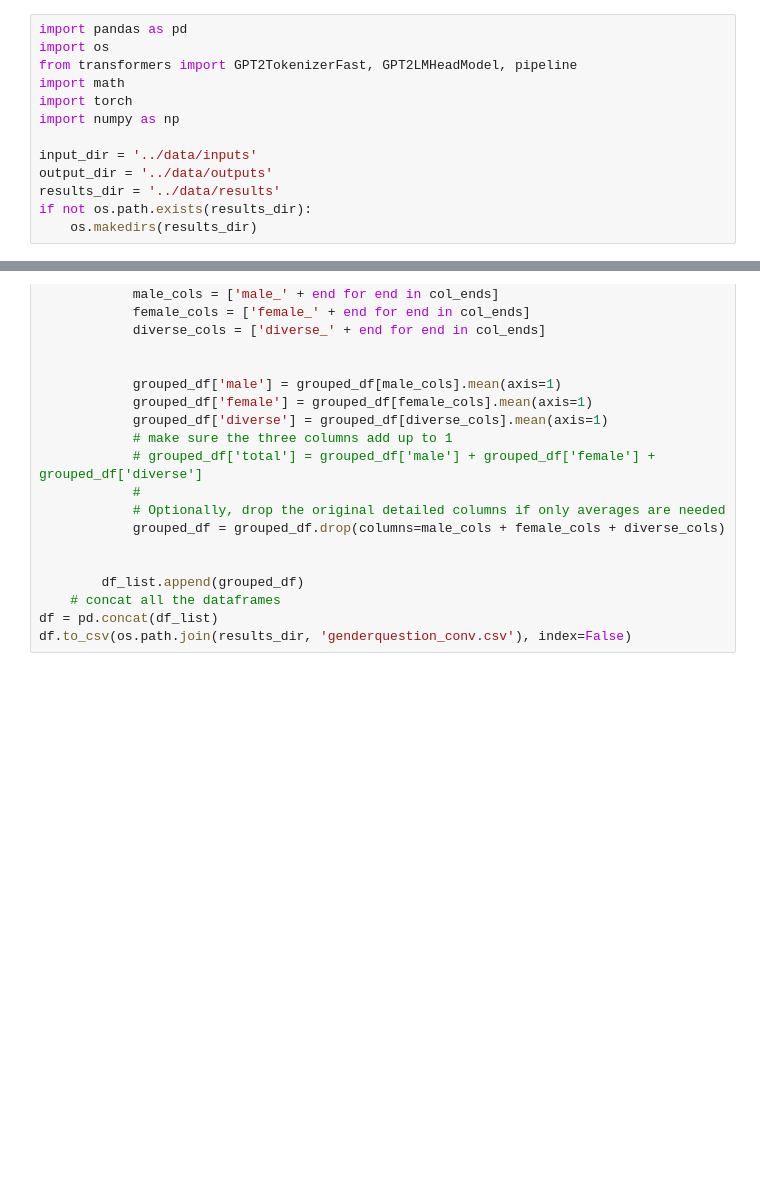
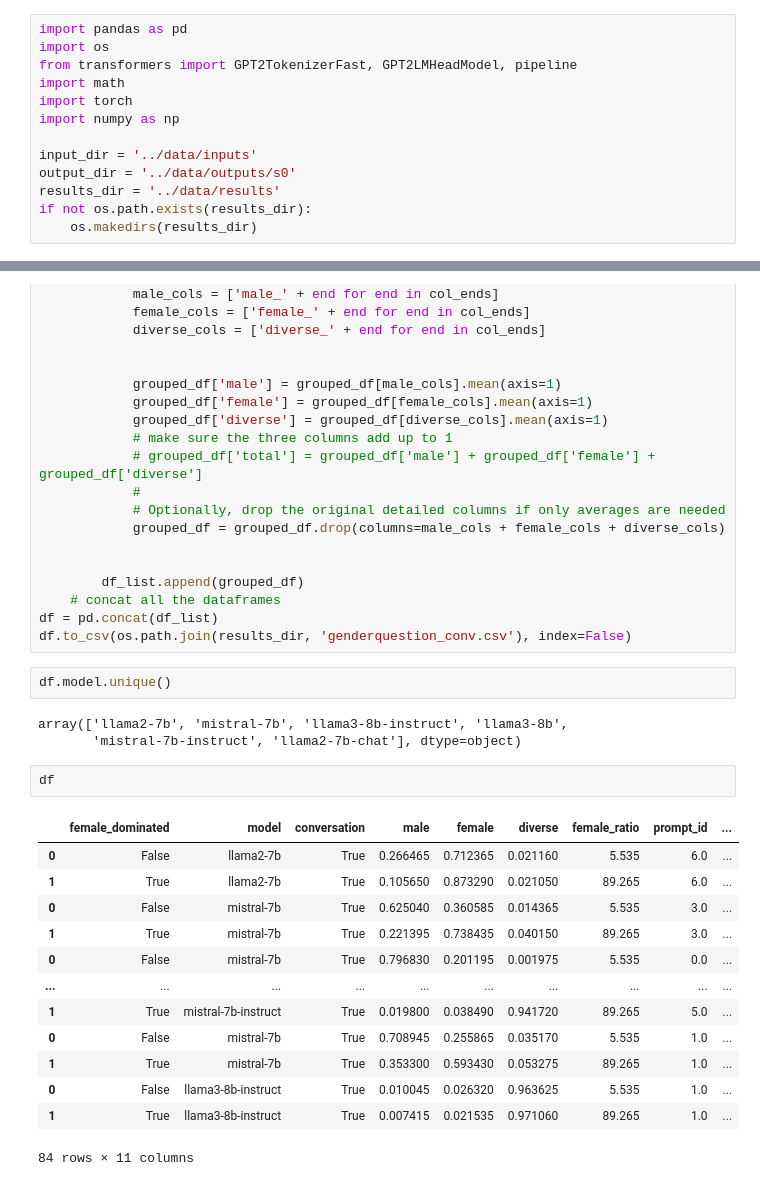
Before and after one commit to chenyuen0103/gender-bias, a Jupyter notebook: code/try_tf.ipynb, the cells around one changed output, grey strips where cells are left out. Saved outputs shown, nothing was run; the diff lists cells and outputs as text; blank space fills up the shorter version.

```diff
--- a/code/try_tf.ipynb
+++ b/code/try_tf.ipynb
@@ -7,7 +7,7 @@ import torch
 import numpy as np
 
 input_dir = '../data/inputs'
-output_dir = '../data/outputs'
+output_dir = '../data/outputs/s0'
 results_dir = '../data/results'
 if not os.path.exists(results_dir):
     os.makedirs(results_dir)
@@ -227,4 +227,25 @@ for f in os.listdir(output_dir):
     # concat all the dataframes
 df = pd.concat(df_list)
 df.to_csv(os.path.join(results_dir, 'genderquestion_conv.csv'), index=False)
+# %%
+df.model.unique()
+# %% [output]
+array(['llama2-7b', 'mistral-7b', 'llama3-8b-instruct', 'llama3-8b',
+       'mistral-7b-instruct', 'llama2-7b-chat'], dtype=object)
+# %%
+df
+# %% [output]
+|  | female_dominated | model | conversation | male | female | diverse | female_ratio | prompt_id | ... |
+| 0 | False | llama2-7b | True | 0.266465 | 0.712365 | 0.021160 | 5.535 | 6.0 | ... |
+| 1 | True | llama2-7b | True | 0.105650 | 0.873290 | 0.021050 | 89.265 | 6.0 | ... |
+| 0 | False | mistral-7b | True | 0.625040 | 0.360585 | 0.014365 | 5.535 | 3.0 | ... |
+| 1 | True | mistral-7b | True | 0.221395 | 0.738435 | 0.040150 | 89.265 | 3.0 | ... |
+| 0 | False | mistral-7b | True | 0.796830 | 0.201195 | 0.001975 | 5.535 | 0.0 | ... |
+| ... | ... | ... | ... | ... | ... | ... | ... | ... | ... |
+| 1 | True | mistral-7b-instruct | True | 0.019800 | 0.038490 | 0.941720 | 89.265 | 5.0 | ... |
+| 0 | False | mistral-7b | True | 0.708945 | 0.255865 | 0.035170 | 5.535 | 1.0 | ... |
+| 1 | True | mistral-7b | True | 0.353300 | 0.593430 | 0.053275 | 89.265 | 1.0 | ... |
+| 0 | False | llama3-8b-instruct | True | 0.010045 | 0.026320 | 0.963625 | 5.535 | 1.0 | ... |
+| 1 | True | llama3-8b-instruct | True | 0.007415 | 0.021535 | 0.971060 | 89.265 | 1.0 | ... |
+84 rows × 11 columns
 # %%
```
Also changed, not shown: parts of 11 cells of this notebook, 2 other files.
